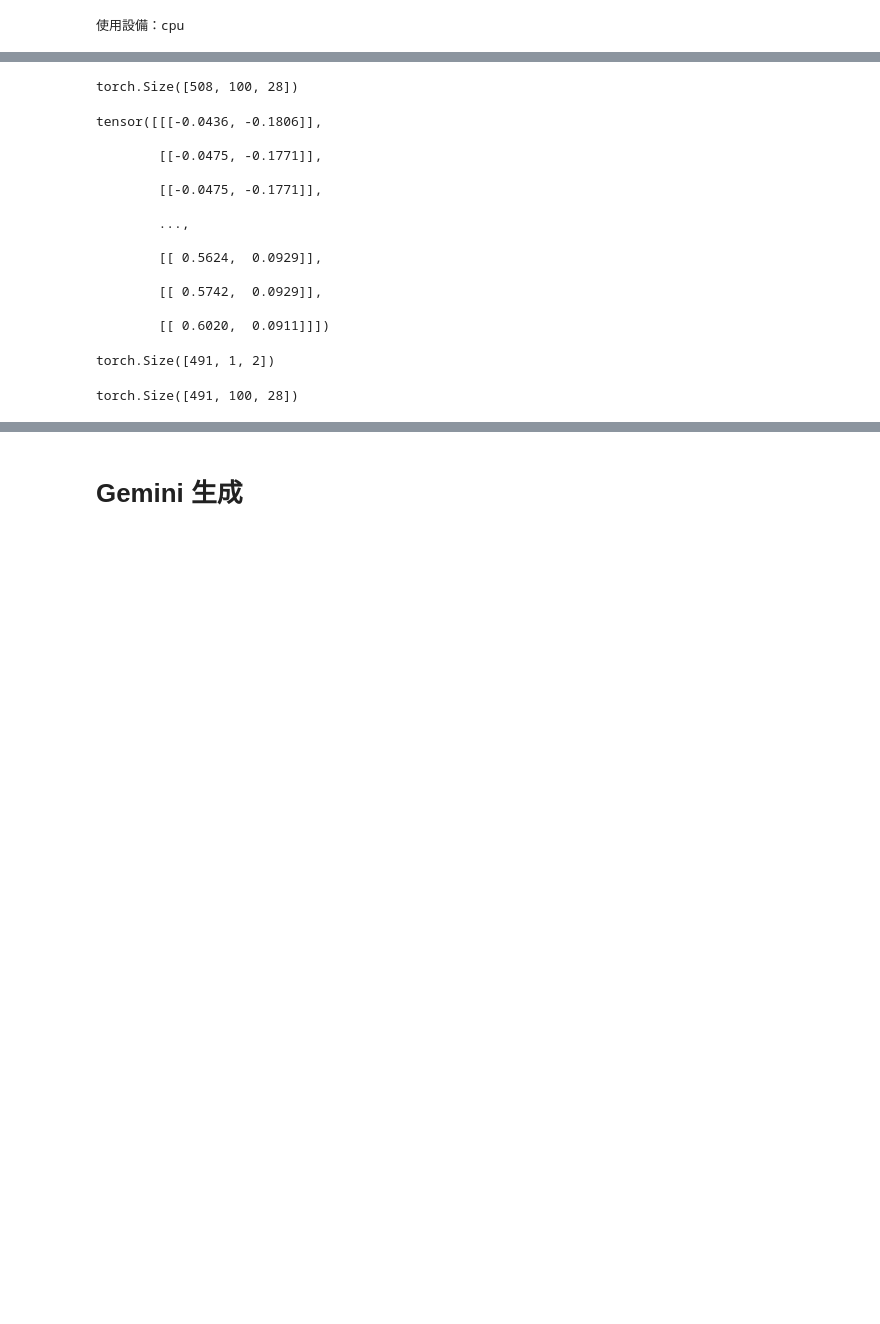
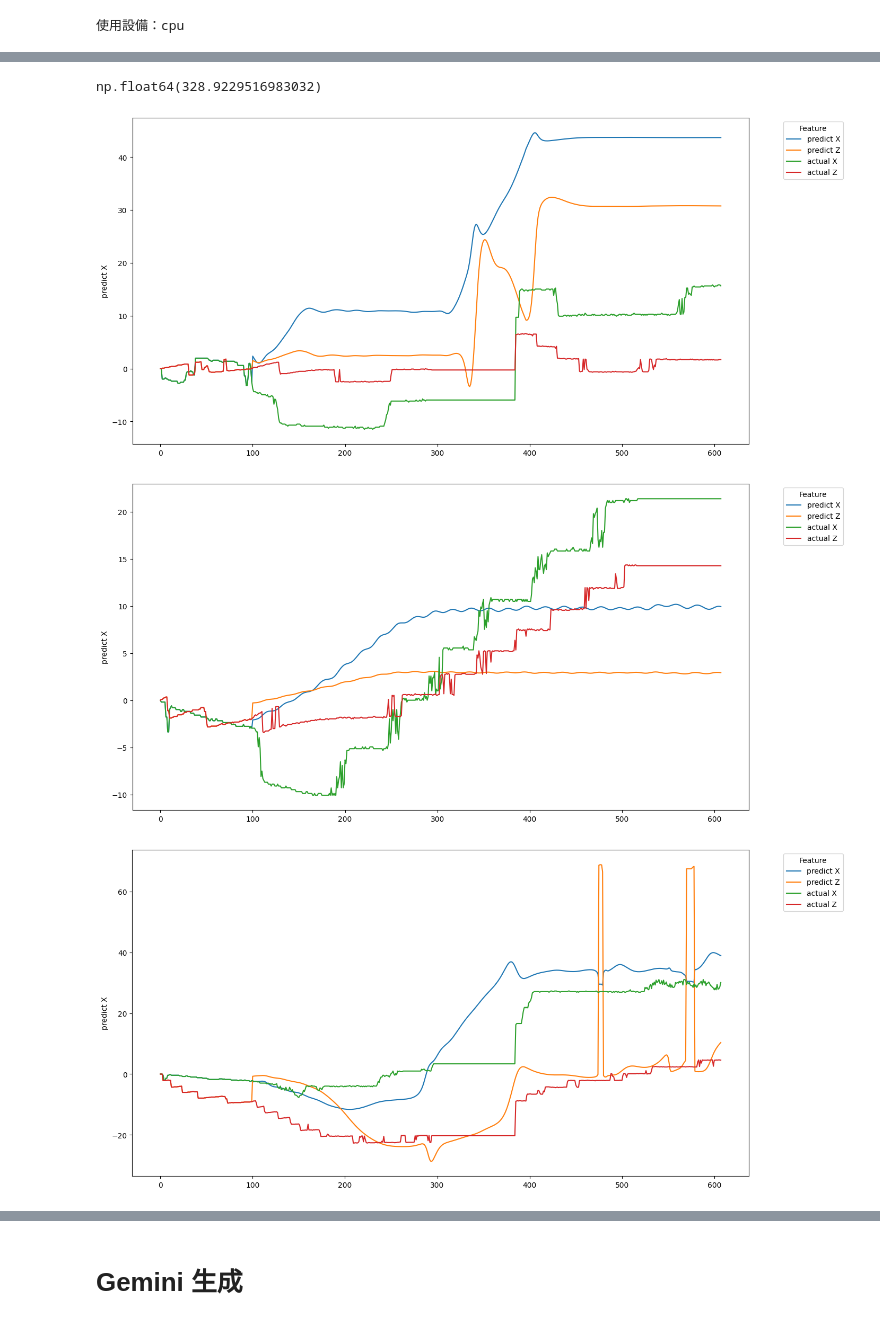
Before and after one commit to ss9636970/wwwork, a Jupyter notebook: 20240510/DataProcess.ipynb, the cells around one changed output, grey strips where cells are left out. Saved outputs shown, nothing was run; the diff lists cells and outputs as text; code cells hidden in the pictures; blank space fills up the shorter version.

```diff
--- a/20240510/DataProcess.ipynb
+++ b/20240510/DataProcess.ipynb
@@ -576,17 +585,19 @@ Epoch [100/100], 測試集RMSE: 8.321471314929878
 # %%
-model.eval()
-rmse_list = []
-for i, (X_test_tensor, y_test_tensor) in enumerate(zip(val_sequences, val_targets)):
-  X_test_tensor = X_test_tensor.to(device)
-  y_test_tensor = y_test_tensor.to(device)
-  with torch.no_grad():
-    test_outputs = model(X_test_tensor)
-    rmse = mean_squared_error(test_outputs.squeeze() * 50, y_test_tensor.squeeze() * 50)
-    rmse_list.append(rmse)
+# model.eval()
+# rmse_list = []
+# for i, (X_test_tensor, y_test_tensor) in enumerate(zip(val_sequences, val_targets)):
+#   X_test_tensor = X_test_tensor.to(device)
+#   y_test_tensor = y_test_tensor.to(device)
+#   with torch.no_grad():
+#     test_outputs = model(X_test_tensor)
+#     test_outputs_cpu = test_outputs.cpu()
+#     y_test_tensor_cpu = y_test_tensor.cpu()
+#     rmse = mean_squared_error(test_outputs_cpu.squeeze() * 50, y_test_tensor_cpu.squeeze() * 50)
+#     rmse_list.append(rmse)
 # %%
 model.eval()
 rmse_list = []
-
+predict_list = []  ## 同時載入預測及實際值
 for i, (X_test_tensor, y_test_tensor) in enumerate(zip(val_sequences, val_targets)):
   X_test_tensor = X_test_tensor.to(device)
   y_test_tensor = y_test_tensor.to(device)
@@ -599,7 +610,13 @@ for i, (X_test_tensor, y_test_tensor) in enumerate(zip(val_sequences, val_target
       test_outputs = model(X_test_tensor_temp.unsqueeze(0))
       predict = torch.cat([predict, test_outputs], dim=0)
 
-  rmse = mean_squared_error(predict[100:] * 50, y_test_tensor.squeeze() * 50)
+  predict_cpu = predict.cpu()
+  y_test_tensor_cpu = y_test_tensor.cpu()
+  predict_cpu = predict_cpu.squeeze().numpy() * 50
+  y_test_tensor_cpu = y_test_tensor_cpu.squeeze().numpy() * 50
+  rmse = mean_squared_error(predict_cpu[100:, :], y_test_tensor_cpu)
+
+  predict_list.append([predict_cpu, y_test_tensor_cpu])
   rmse_list.append(rmse)
 # %%
 rmse_list
@@ -616,28 +632,21 @@ torch.Size([491, 1, 2])
-# %%
-X_test_tensor.shape
-# %% [output]
-torch.Size([508, 100, 28])
-# %%
-y_test_tensor
-# %% [output]
-tensor([[[-0.0436, -0.1806]],
-
-        [[-0.0475, -0.1771]],
-
-        [[-0.0475, -0.1771]],
-
-        ...,
-
-        [[ 0.5624,  0.0929]],
-
-        [[ 0.5742,  0.0929]],
-
-        [[ 0.6020,  0.0911]]])
-# %%
-val_targets[0].shape
-# %% [output]
-torch.Size([491, 1, 2])
-# %%
-val_sequences[0].shape
-# %% [output]
-torch.Size([491, 100, 28])
+# %%
+np.array(rmse_list).mean()
+# %% [output]
+np.float64(328.9229516983032)
+# %%
+################# 預測繪圖
+labels = ['predict X', 'predict Z', 'actual X', 'actual Z']
+
+for i in range(len(predict_list)):
+  temp = predict_list[i]
+  p1 = np.concatenate([temp[0][:100, :], temp[0][:100, :]], axis=1)
+  p2 = np.concatenate([temp[0][100:, :], temp[1][:, :]], axis=1)
+  p = np.concatenate([p1, p2], axis=0)
+  dfp = pd.DataFrame(p, columns=labels)
+
+  x_index = [i for i in range(p.shape[0])]
+  lineplot_fun(dfp, ['predict X', 'predict Z', 'actual X', 'actual Z'], x_index, labels=labels)
+# %% [output]
+[figure, added]
+[figure, added]
+[figure, added]
```
Also changed, not shown: parts of 16 cells of this notebook.
